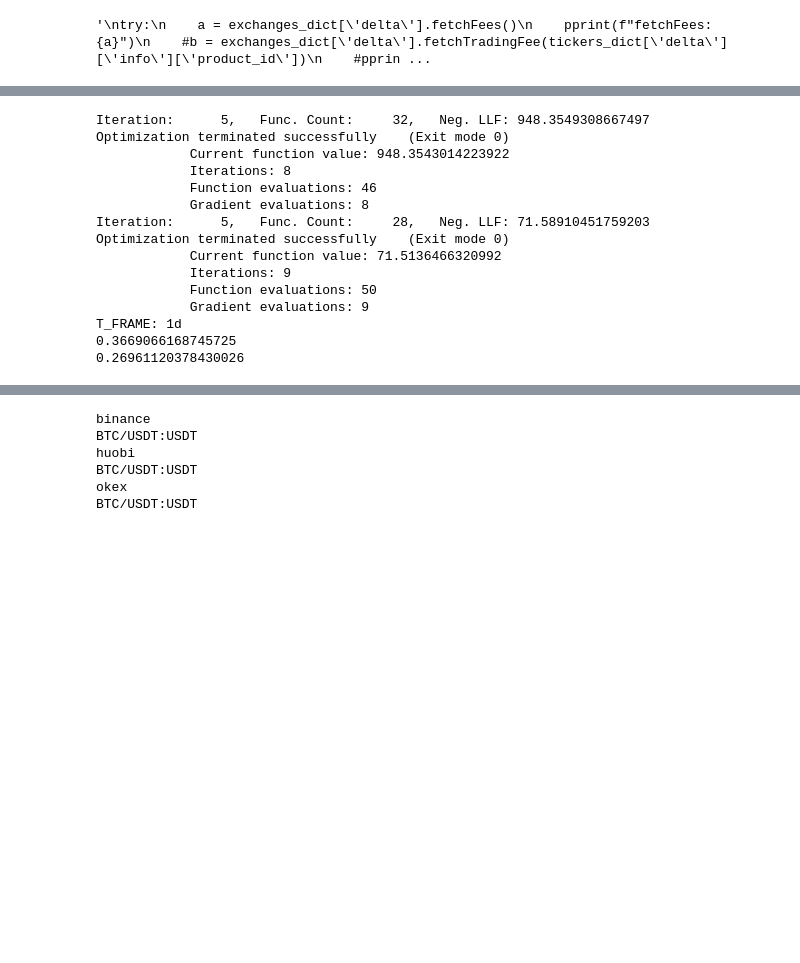
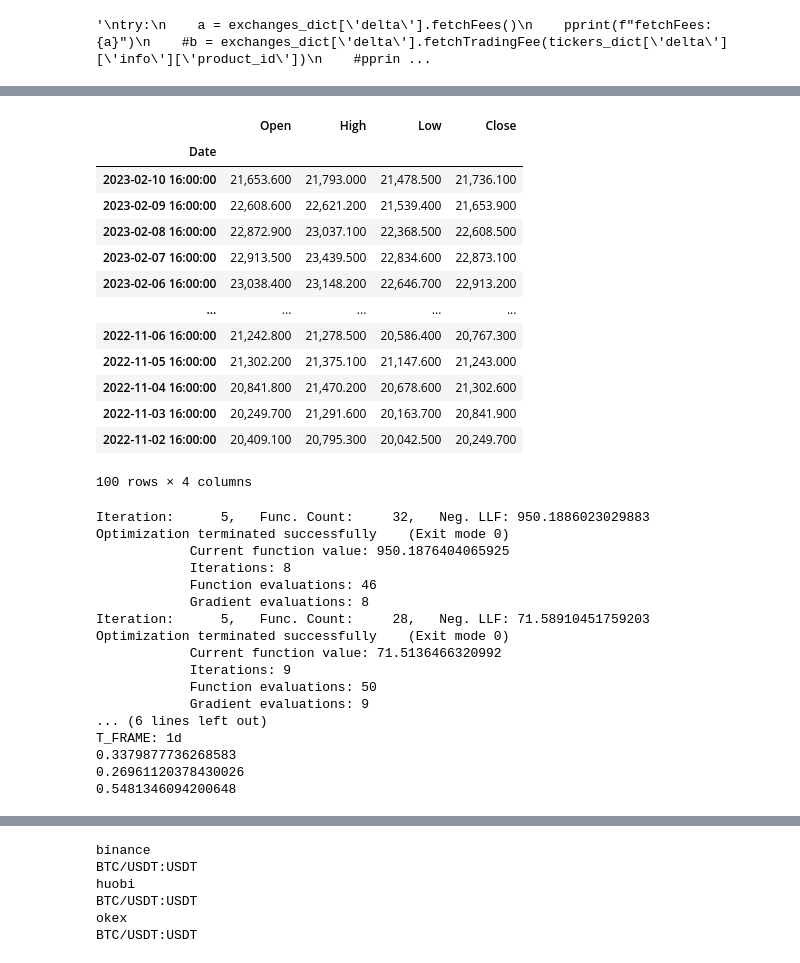
Before and after one commit to Altway/data-acc, a Jupyter notebook: delta_exchange_api.ipynb, the cells around one changed output, grey strips where cells are left out. Drawn from its saved outputs; the diff is of its cells as text; code cells hidden in the pictures; blank space fills up the shorter version.

Commit message:
Okex is now handled

```diff
--- a/delta_exchange_api.ipynb
+++ b/delta_exchange_api.ipynb
@@ -355,41 +414,99 @@ deribit_index['Date'] = pd.to_datetime(deribit_index['Date'])
 #pd.to_datetime(deribit_index.index)
 deribit_index = deribit_index.set_index('Date')
 daily_resampled_deribit_index = deribit_index.resample('D').agg({'Index': 'mean'})
+# %%
+### Okex BTC Index for Derivative
+def transform_data_structure(data):
+    transformed_data = {
+        'Date': [],
+        'Open': [],
+        'High': [],
+        'Low': [],
+        'Close': [],
+    }
+
+    for row in data['data']:
+        transformed_data['Date'].append(float(row[0]))
+        transformed_data['Open'].append(float(row[1]))
+        transformed_data['High'].append(float(row[2]))
+        transformed_data['Low'].append(float(row[3]))
+        transformed_data['Close'].append(float(row[4]))
+
+    df = pd.DataFrame(transformed_data)
+    return df
+
+import requests
+
+url = "https://www.okex.com/api/v5/market/history-index-candles?instId=BTC-USDT&bar=1D"
+
+response = requests.get(url)
+data = response.json()
+okex_index = transform_data_structure(data)
+okex_index['Date'] = pd.to_datetime(okex_index['Date'], unit='ms')
+okex_index = okex_index.set_index('Date')
+#daily_resampled_okex_index = okex_index.resample('D').agg({'Index': 'mean'})
+daily_resampled_okex_index = okex_index
+# %%
+okex_index
+# %% [output]
+|  | Open | High | Low | Close |
+| Date |  |  |  |  |
+| 2023-02-10 16:00:00 | 21,653.600 | 21,793.000 | 21,478.500 | 21,736.100 |
+| 2023-02-09 16:00:00 | 22,608.600 | 22,621.200 | 21,539.400 | 21,653.900 |
+| 2023-02-08 16:00:00 | 22,872.900 | 23,037.100 | 22,368.500 | 22,608.500 |
+| 2023-02-07 16:00:00 | 22,913.500 | 23,439.500 | 22,834.600 | 22,873.100 |
+| 2023-02-06 16:00:00 | 23,038.400 | 23,148.200 | 22,646.700 | 22,913.200 |
+| ... | ... | ... | ... | ... |
+| 2022-11-06 16:00:00 | 21,242.800 | 21,278.500 | 20,586.400 | 20,767.300 |
+| 2022-11-05 16:00:00 | 21,302.200 | 21,375.100 | 21,147.600 | 21,243.000 |
+| 2022-11-04 16:00:00 | 20,841.800 | 21,470.200 | 20,678.600 | 21,302.600 |
+| 2022-11-03 16:00:00 | 20,249.700 | 21,291.600 | 20,163.700 | 20,841.900 |
+| 2022-11-02 16:00:00 | 20,409.100 | 20,795.300 | 20,042.500 | 20,249.700 |
+100 rows × 4 columns
 # %%
 # option['underlying']/option['quote']:option['quote']
 # Compute the simple returns and multiply by 100 to avoid the scaling warning from arch_model.
 # returns = 100 * df[df["Symbol"] == "BTC/USDT:USDT"]["Close"].pct_change().dropna()
 delta_index_returns = 100 * delta_index['price'].pct_change().dropna()
 deribit_index_returns = 100 * daily_resampled_deribit_index['Index'].pct_change().dropna()
+okex_index_returns = 100 * daily_resampled_okex_index['Close'].pct_change().dropna()
+
 
 delta_am = arch_model(delta_index_returns, vol="GARCH", p=1, o=0, q=1, dist="normal")
 deribit_am = arch_model(deribit_index_returns, vol="GARCH", p=1, o=0, q=1, dist="normal")
+okex_am = arch_model(okex_index_returns, vol="GARCH", p=1, o=0, q=1, dist="normal")
 
 delta_res = delta_am.fit(update_freq=5)
 deribit_res = deribit_am.fit(update_freq=5)
+okex_res = okex_am.fit(update_freq=5)
 
 delta_forecast = delta_res.forecast(horizon=int(delta_days_until_expiration)+1, reindex=False)
 deribit_forecast = deribit_res.forecast(horizon=int(deribit_days_until_expiration)+1, reindex=False)
+okex_forecast = okex_res.forecast(horizon=int(okex_days_until_expiration)+1, reindex=False)
 
 # forecast = res.forecast(horizon=1, reindex=False)
 delta_variance_forecast = delta_forecast.variance.iloc[-1][0]
 deribit_variance_forecast = deribit_forecast.variance.iloc[-1][0]
+okex_variance_forecast = okex_forecast.variance.iloc[-1][0]
 
 delta_volatility_forecast = np.sqrt(delta_variance_forecast)
 deribit_volatility_forecast = np.sqrt(deribit_variance_forecast)
+okex_volatility_forecast = np.sqrt(okex_variance_forecast)
 
 my_delta_annualized_volatility_forecast = delta_volatility_forecast * np.sqrt(252) / 100
 my_deribit_annualized_volatility_forecast = deribit_volatility_forecast * np.sqrt(252) / 100
+my_okex_annualized_volatility_forecast = okex_volatility_forecast * np.sqrt(252) / 100
 
 # Cette VOL est issu de la prediction du GARCH a comparer avec les IV de l'Option Wheel
 # et trade le mispricing
 print(f"T_FRAME: {t_frame}")
 pprint(my_delta_annualized_volatility_forecast)
 pprint(my_deribit_annualized_volatility_forecast)
+pprint(my_okex_annualized_volatility_forecast)
 # %% [output]
-Iteration:      5,   Func. Count:     32,   Neg. LLF: 948.3549308667497
+Iteration:      5,   Func. Count:     32,   Neg. LLF: 950.1886023029883
 Optimization terminated successfully    (Exit mode 0)
-            Current function value: 948.3543014223922
+            Current function value: 950.1876404065925
             Iterations: 8
             Function evaluations: 46
             Gradient evaluations: 8
@@ -399,9 +516,11 @@ Optimization terminated successfully    (Exit mode 0)
             Iterations: 9
             Function evaluations: 50
             Gradient evaluations: 9
+... (6 lines left out)
 T_FRAME: 1d
-0.3669066168745725
+0.3379877736268583
 0.26961120378430026
+0.5481346094200648
 # %%
 def price_range(iv, current_price, day_to_expiration):
     range_delta = float(current_price*iv*math.sqrt(day_to_expiration/365))
```
Also changed, not shown: parts of 16 cells of this notebook, 1 other file.
